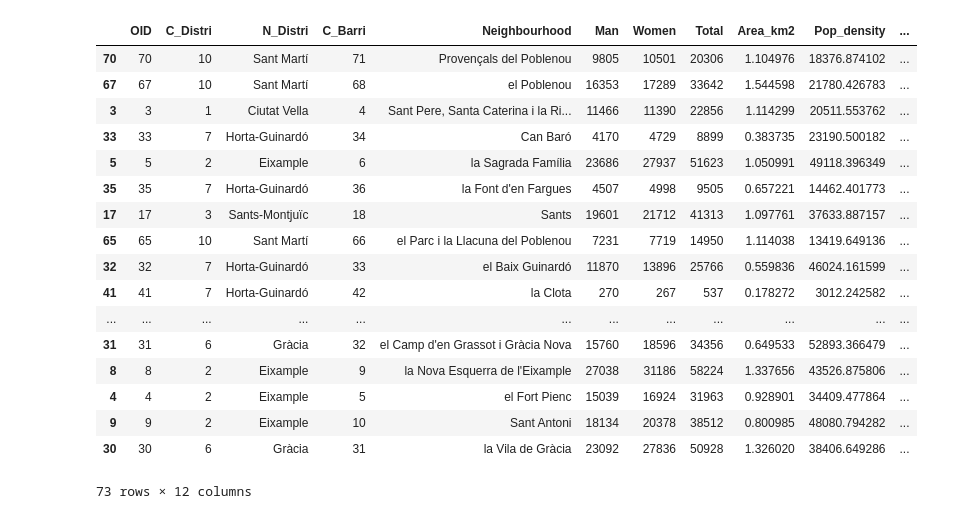
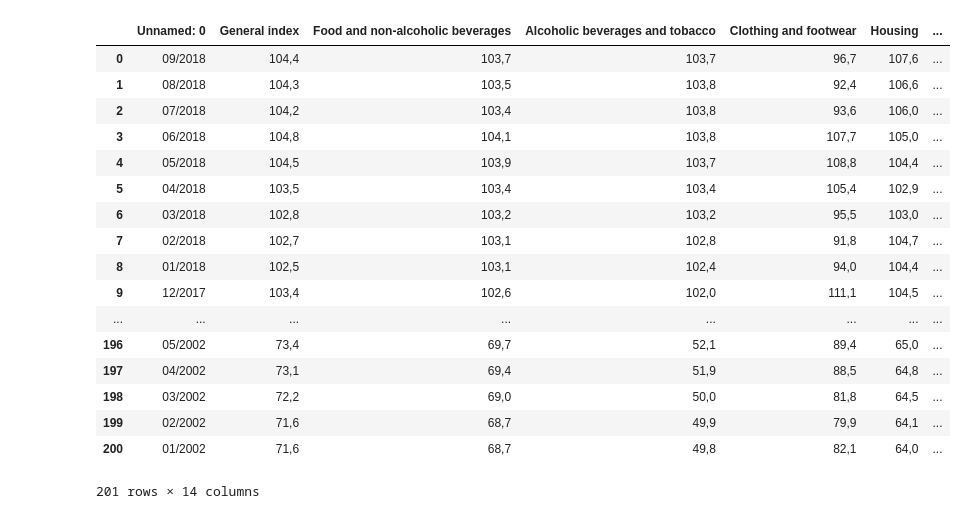
Before and after one commit to BerkayDemirel/Citython2018, a Jupyter notebook: Citython.ipynb, the cells around one changed output. Drawn from its saved outputs; the diff is of its cells as text; code cells hidden in the pictures.

```diff
--- a/Citython.ipynb
+++ b/Citython.ipynb
@@ -11,24 +11,29 @@ data = "C:/Users/Magus/Desktop/cartobcn/Excels/barris_data_final.xlsx"
 df = pd.read_excel(data)
 # %%
 test = df.sort_values(['Household_income_dis (Barcelona = 100)'], ascending=[0])
-# %%
-test
-# %% [output]
-|  | OID | C_Distri | N_Distri | C_Barri | Neighbourhood | Man | Women | Total | Area_km2 | Pop_density | ... |
-| 70 | 70 | 10 | Sant Martí | 71 | Provençals del Poblenou | 9805 | 10501 | 20306 | 1.104976 | 18376.874102 | ... |
-| 67 | 67 | 10 | Sant Martí | 68 | el Poblenou | 16353 | 17289 | 33642 | 1.544598 | 21780.426783 | ... |
-| 3 | 3 | 1 | Ciutat Vella | 4 | Sant Pere, Santa Caterina i la Ri... | 11466 | 11390 | 22856 | 1.114299 | 20511.553762 | ... |
-| 33 | 33 | 7 | Horta-Guinardó | 34 | Can Baró | 4170 | 4729 | 8899 | 0.383735 | 23190.500182 | ... |
-| 5 | 5 | 2 | Eixample | 6 | la Sagrada Família | 23686 | 27937 | 51623 | 1.050991 | 49118.396349 | ... |
-| 35 | 35 | 7 | Horta-Guinardó | 36 | la Font d'en Fargues | 4507 | 4998 | 9505 | 0.657221 | 14462.401773 | ... |
-| 17 | 17 | 3 | Sants-Montjuïc | 18 | Sants | 19601 | 21712 | 41313 | 1.097761 | 37633.887157 | ... |
-| 65 | 65 | 10 | Sant Martí | 66 | el Parc i la Llacuna del Poblenou | 7231 | 7719 | 14950 | 1.114038 | 13419.649136 | ... |
-| 32 | 32 | 7 | Horta-Guinardó | 33 | el Baix Guinardó | 11870 | 13896 | 25766 | 0.559836 | 46024.161599 | ... |
-| 41 | 41 | 7 | Horta-Guinardó | 42 | la Clota | 270 | 267 | 537 | 0.178272 | 3012.242582 | ... |
-| ... | ... | ... | ... | ... | ... | ... | ... | ... | ... | ... | ... |
-| 31 | 31 | 6 | Gràcia | 32 | el Camp d'en Grassot i Gràcia Nova | 15760 | 18596 | 34356 | 0.649533 | 52893.366479 | ... |
-| 8 | 8 | 2 | Eixample | 9 | la Nova Esquerra de l'Eixample | 27038 | 31186 | 58224 | 1.337656 | 43526.875806 | ... |
-| 4 | 4 | 2 | Eixample | 5 | el Fort Pienc | 15039 | 16924 | 31963 | 0.928901 | 34409.477864 | ... |
-| 9 | 9 | 2 | Eixample | 10 | Sant Antoni | 18134 | 20378 | 38512 | 0.800985 | 48080.794282 | ... |
-| 30 | 30 | 6 | Gràcia | 31 | la Vila de Gràcia | 23092 | 27836 | 50928 | 1.326020 | 38406.649286 | ... |
-73 rows × 12 columns
+# %%
+cpi_cat = r"C:/Users/Magus/Documents/Projects/Citython2018/CATCPI.csv"
+cpi_esp = r"C:/Users/Magus/Documents/Projects/Citython2018/ESPCPI.csv"
+catcpi = pd.read_csv(cpi_cat, delimiter=";", error_bad_lines=False, encoding = "ISO-8859-1" )
+espcpi = pd.read_csv(cpi_esp, delimiter=";", error_bad_lines=False, encoding = "ISO-8859-1" )
+# %%
+catcpi
+# %% [output]
+|  | Unnamed: 0 | General index | Food and non-alcoholic beverages | Alcoholic beverages and tobacco | Clothing and footwear | Housing | ... |
+| 0 | 09/2018 | 104,4 | 103,7 | 103,7 | 96,7 | 107,6 | ... |
+| 1 | 08/2018 | 104,3 | 103,5 | 103,8 | 92,4 | 106,6 | ... |
+| 2 | 07/2018 | 104,2 | 103,4 | 103,8 | 93,6 | 106,0 | ... |
+| 3 | 06/2018 | 104,8 | 104,1 | 103,8 | 107,7 | 105,0 | ... |
+| 4 | 05/2018 | 104,5 | 103,9 | 103,7 | 108,8 | 104,4 | ... |
+| 5 | 04/2018 | 103,5 | 103,4 | 103,4 | 105,4 | 102,9 | ... |
+| 6 | 03/2018 | 102,8 | 103,2 | 103,2 | 95,5 | 103,0 | ... |
+| 7 | 02/2018 | 102,7 | 103,1 | 102,8 | 91,8 | 104,7 | ... |
+| 8 | 01/2018 | 102,5 | 103,1 | 102,4 | 94,0 | 104,4 | ... |
+| 9 | 12/2017 | 103,4 | 102,6 | 102,0 | 111,1 | 104,5 | ... |
+| ... | ... | ... | ... | ... | ... | ... | ... |
+| 196 | 05/2002 | 73,4 | 69,7 | 52,1 | 89,4 | 65,0 | ... |
+| 197 | 04/2002 | 73,1 | 69,4 | 51,9 | 88,5 | 64,8 | ... |
+| 198 | 03/2002 | 72,2 | 69,0 | 50,0 | 81,8 | 64,5 | ... |
+| 199 | 02/2002 | 71,6 | 68,7 | 49,9 | 79,9 | 64,1 | ... |
+| 200 | 01/2002 | 71,6 | 68,7 | 49,8 | 82,1 | 64,0 | ... |
+201 rows × 14 columns
```
Also changed, not shown: 2 other files.
